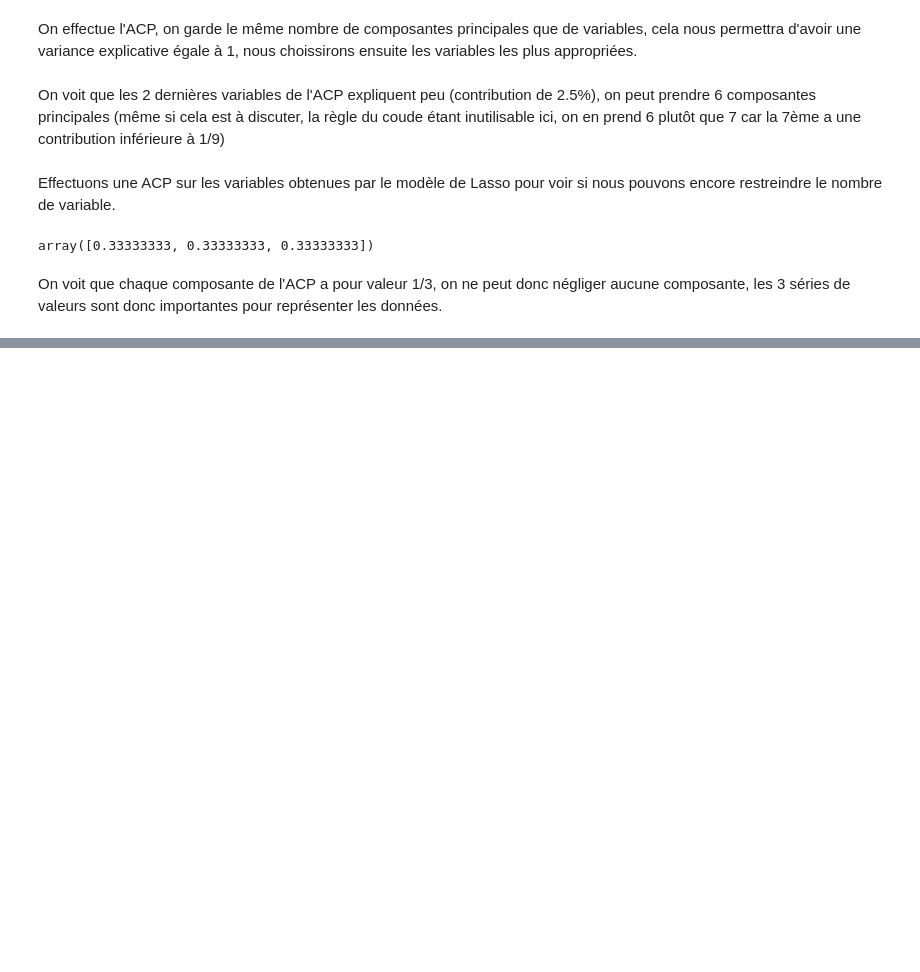
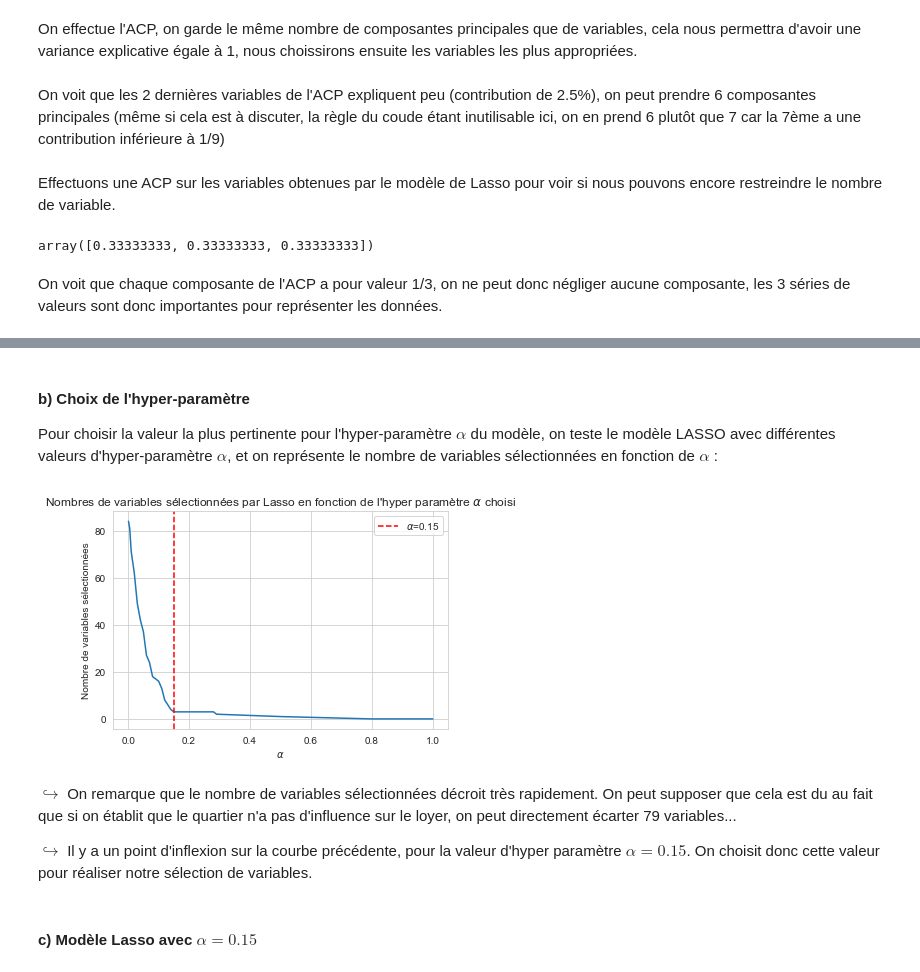
Before and after one commit to eric-vong/Projet-Python, a Jupyter notebook: Rapport.ipynb, the cells around one changed output, grey strips where cells are left out. Saved outputs shown, nothing was run; the diff lists cells and outputs as text; code cells hidden in the pictures; blank space fills up the shorter version.

```diff
--- a/Rapport.ipynb
+++ b/Rapport.ipynb
@@ -421,9 +434,9 @@ On crée également une fonction permettant de standardiser une base de données
 # %%
 def standardisation(df) :
     """
-    Fonction renvoyant la version standardisée d'une base de données df passée en argument.
+    Fonction qui renvoie une version standardisée d'une base de données passée en arguments.
 
-    ! df ne doit contenir que des variables numériques !
+    ! La standardisation est appliquée sur toutes les colonnes : df ne doit contenir que des variables numériques !
     """
 
     data = StandardScaler().fit(df).transform(df.fillna(0))
@@ -639,0 +574,23 @@ On voit que chaque composante de l'ACP a pour valeur 1/3, on ne peut donc négli
+# %% [markdown]
+#### b) Choix de l'hyper-paramètre
+Pour choisir la valeur la plus pertinente pour l'hyper-paramètre $\alpha$ du modèle, on teste le modèle LASSO avec différentes valeurs d'hyper-paramètre $\alpha$, et on représente le nombre de variables sélectionnées en fonction de $\alpha$ :
+# %%
+yindex = donnees_lasso.columns.get_loc("ref")
+alphas = np.array([0.001,0.005]+[i/100 for i in range(1,30)]+[0.5,0.8,1.0])
+
+alpha_for_path, coefs_lasso, _ = lasso_path(np.delete(data_lasso, yindex, axis = 1),data_lasso[:,yindex],alphas=alphas)
+nb_non_zero = np.apply_along_axis(func1d=np.count_nonzero,arr=coefs_lasso,axis=0)
+
+sns.set_style("whitegrid")
+sns.lineplot(y=nb_non_zero, x=alpha_for_path).set(title = r"Nombres de variables sélectionnées par Lasso en fonction de l'hyper paramètre $\alpha$ choisi", xlabel=r'$\alpha$', ylabel='Nombre de variables sélectionnées')
+plt.axvline(0.15, 0,80,color="red",linestyle="--",label = r"$\alpha$=0.15")
+plt.legend(loc='upper right')
+plt.show()
+# %% [output]
+[figure, added]
+# %% [markdown]
+$\hookrightarrow$ On remarque que le nombre de variables sélectionnées décroit très rapidement. On peut supposer que cela est du au fait que si on établit que le quartier n'a pas d'influence sur le loyer, on peut directement écarter 79 variables...
+
+$\hookrightarrow$ Il y a un point d'inflexion sur la courbe précédente, pour la valeur d'hyper paramètre $\alpha = 0.15$. On choisit donc cette valeur pour réaliser notre sélection de variables.
+# %% [markdown]
+#### c) Modèle Lasso avec $\alpha = 0.15$
```
Also changed, not shown: parts of 61 cells of this notebook.
